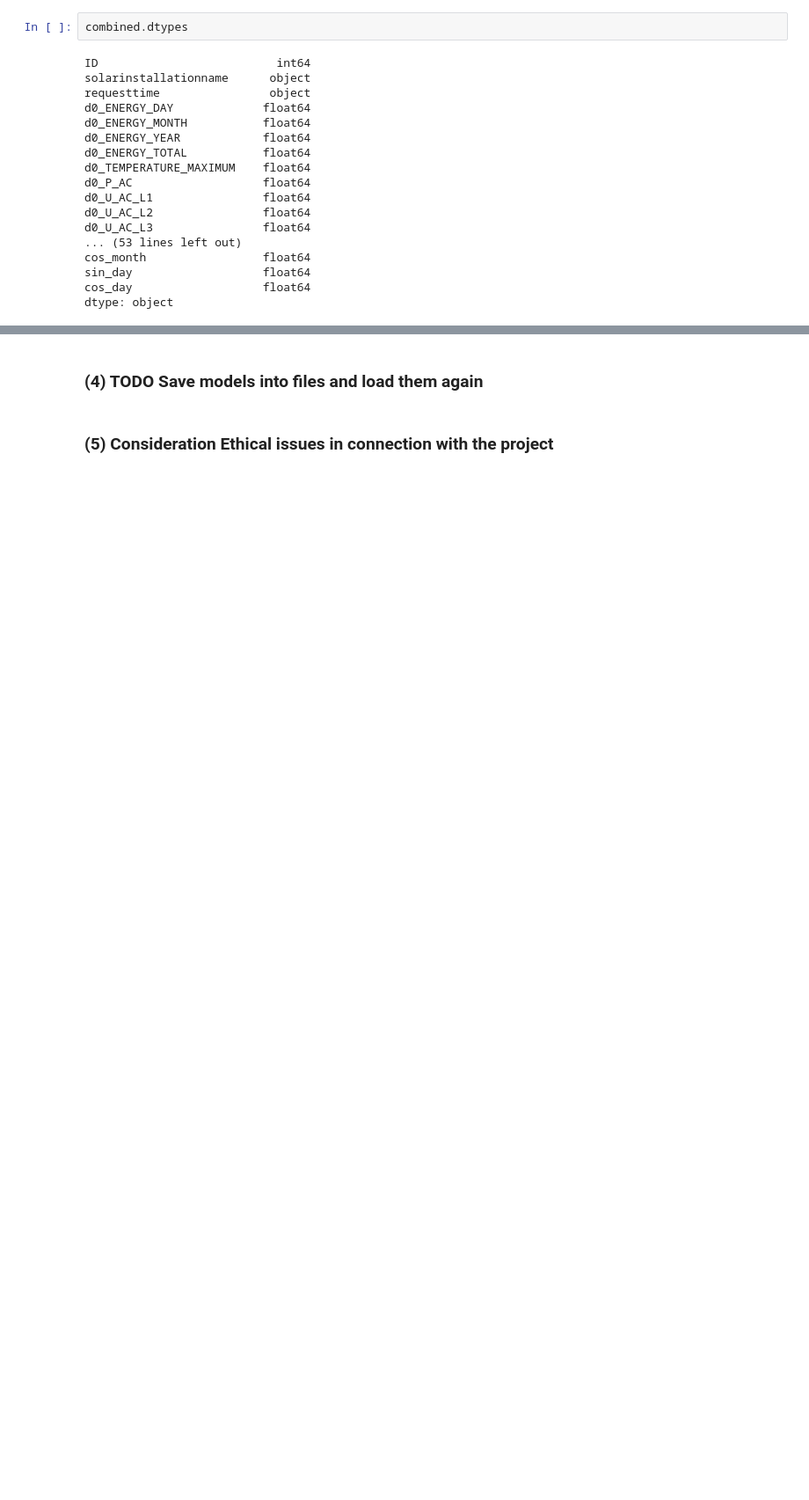
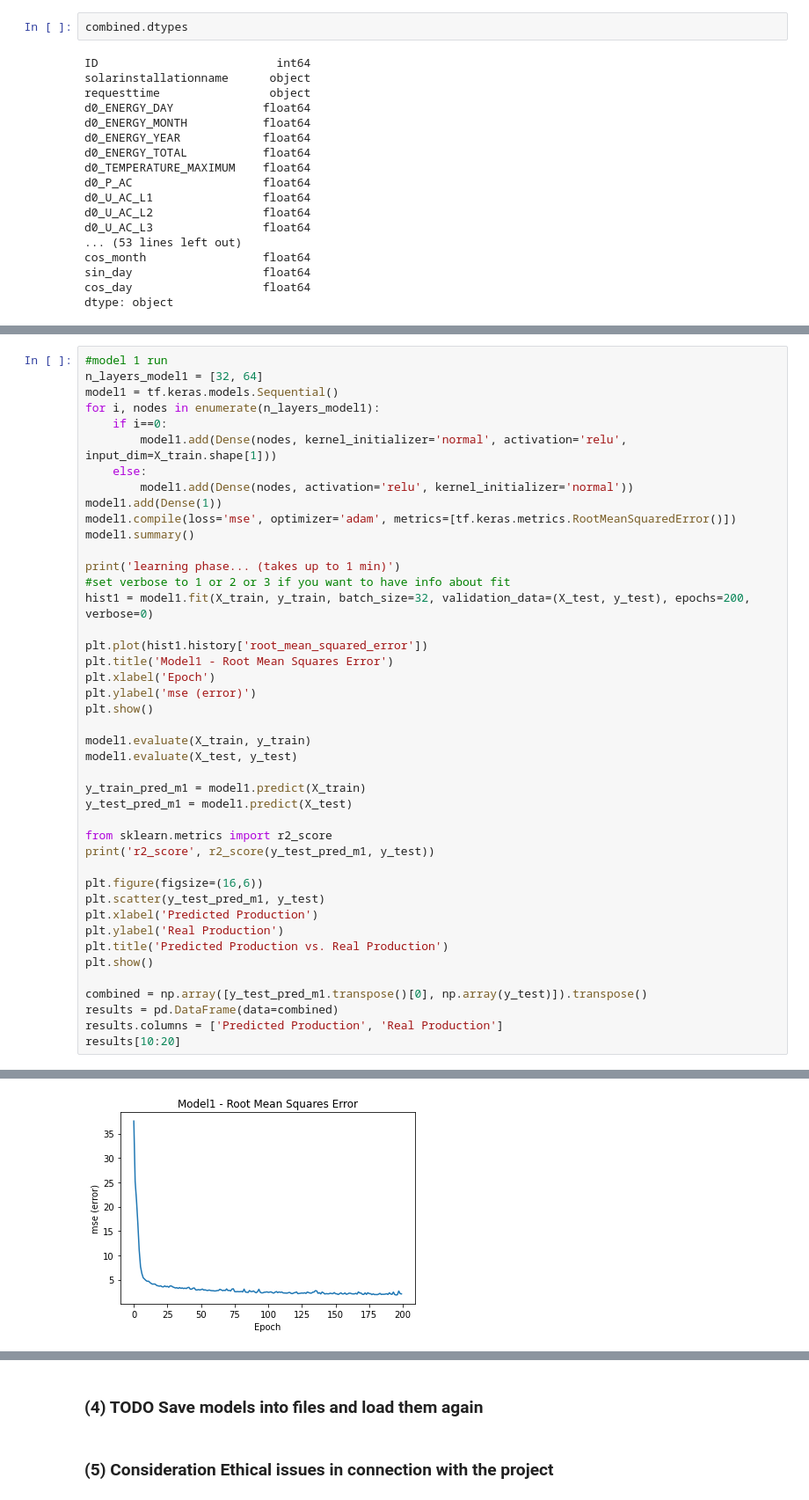
Before and after one commit to the-s-a-m/solarprediction, a Jupyter notebook: SolarAnalysis.ipynb, the cells around one changed output, grey strips where cells are left out. Shown at 88% size. Drawn from its saved outputs; the diff is of its cells as text; blank space fills up the shorter version.

Commit message:
Added first keras model including analysis and display of result

```diff
--- a/SolarAnalysis.ipynb
+++ b/SolarAnalysis.ipynb
@@ -1556,0 +1135,44 @@ X.describe()
+# %%
+#model 1 run
+n_layers_model1 = [32, 64]
+model1 = tf.keras.models.Sequential()
+for i, nodes in enumerate(n_layers_model1):
+    if i==0:
+        model1.add(Dense(nodes, kernel_initializer='normal', activation='relu', input_dim=X_train.shape[1]))
+    else:
+        model1.add(Dense(nodes, activation='relu', kernel_initializer='normal'))
+model1.add(Dense(1))
+model1.compile(loss='mse', optimizer='adam', metrics=[tf.keras.metrics.RootMeanSquaredError()])
+model1.summary()
+
+print('learning phase... (takes up to 1 min)')
+#set verbose to 1 or 2 or 3 if you want to have info about fit
+hist1 = model1.fit(X_train, y_train, batch_size=32, validation_data=(X_test, y_test), epochs=200, verbose=0)
+
+plt.plot(hist1.history['root_mean_squared_error'])
+plt.title('Model1 - Root Mean Squares Error')
+plt.xlabel('Epoch')
+plt.ylabel('mse (error)')
+plt.show()
+
+model1.evaluate(X_train, y_train)
+model1.evaluate(X_test, y_test)
+
+y_train_pred_m1 = model1.predict(X_train)
+y_test_pred_m1 = model1.predict(X_test)
+
+from sklearn.metrics import r2_score
+print('r2_score', r2_score(y_test_pred_m1, y_test))
+
+plt.figure(figsize=(16,6))
+plt.scatter(y_test_pred_m1, y_test)
+plt.xlabel('Predicted Production')
+plt.ylabel('Real Production')
+plt.title('Predicted Production vs. Real Production')
+plt.show()
+
+combined = np.array([y_test_pred_m1.transpose()[0], np.array(y_test)]).transpose()
+results = pd.DataFrame(data=combined)
+results.columns = ['Predicted Production', 'Real Production']
+results[10:20]
+# %% [output]
@@ -1556,0 +1194 @@ X.describe()
+[figure, added]
```
Also changed, not shown: parts of 54 cells of this notebook, 1 other file.
